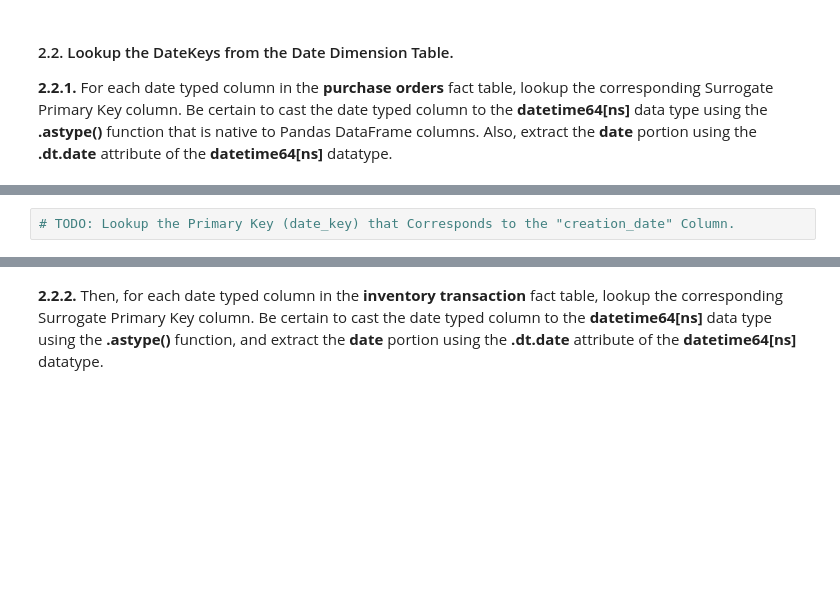
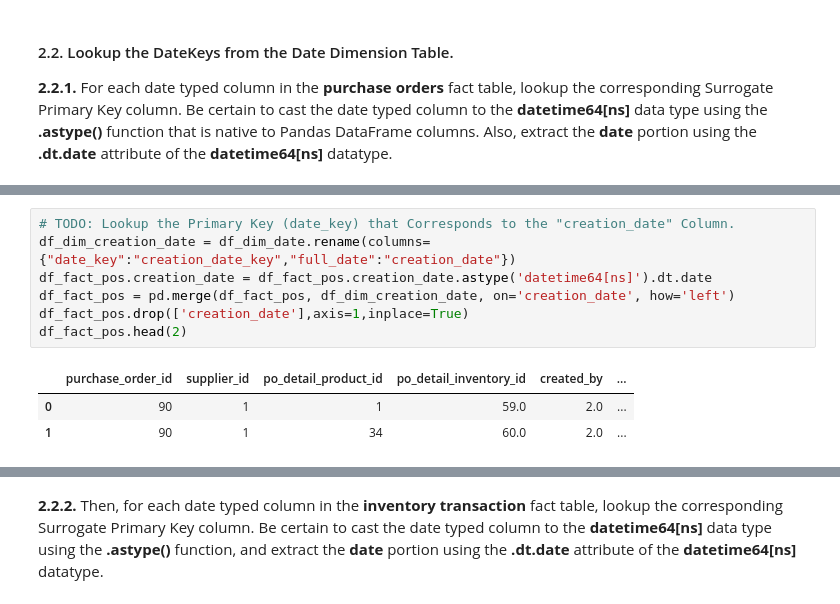
Before and after one commit to 22ai/DS-2002, a Jupyter notebook: 03-NoSQL/Lab-04-Python-MongoDB-ETL.ipynb, the cells around one changed output, grey strips where cells are left out. Drawn from its saved outputs; the diff is of its cells as text; blank space fills up the shorter version.

```diff
--- a/03-NoSQL/Lab-04-Python-MongoDB-ETL.ipynb
+++ b/03-NoSQL/Lab-04-Python-MongoDB-ETL.ipynb
@@ -242,4 +293,13 @@ df_fact_pos.head(2)
 # %%
 # TODO: Lookup the Primary Key (date_key) that Corresponds to the "creation_date" Column.
+df_dim_creation_date = df_dim_date.rename(columns={"date_key":"creation_date_key","full_date":"creation_date"})
+df_fact_pos.creation_date = df_fact_pos.creation_date.astype('datetime64[ns]').dt.date
+df_fact_pos = pd.merge(df_fact_pos, df_dim_creation_date, on='creation_date', how='left')
+df_fact_pos.drop(['creation_date'],axis=1,inplace=True)
+df_fact_pos.head(2)
+# %% [output]
+|  | purchase_order_id | supplier_id | po_detail_product_id | po_detail_inventory_id | created_by | ... |
+| 0 | 90 | 1 | 1 | 59.0 | 2.0 | ... |
+| 1 | 90 | 1 | 34 | 60.0 | 2.0 | ... |
 # %%
 # TODO: Lookup the Primary Key (date_key) that Corresponds to the "po_detail_date_received" Column.
```
Also changed, not shown: parts of 26 cells of this notebook.
